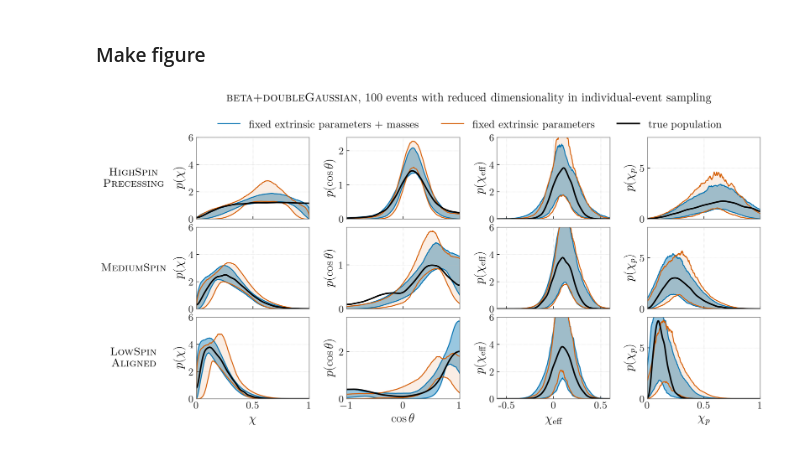
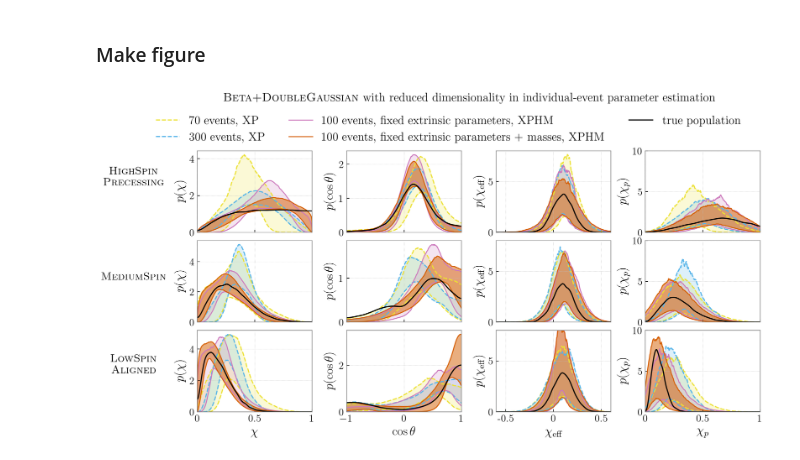
Before and after one commit to simonajmiller/measuring-bbh-component-spin, a Jupyter notebook: Figures/make_figure_11.ipynb, the cells around one changed output. Cells and saved outputs as stored; diff of their text form; code cells hidden in the pictures.

```diff
--- a/Figures/make_figure_11.ipynb
+++ b/Figures/make_figure_11.ipynb
@@ -204,17 +310,53 @@ for ax in axes:
     for a in ax:
         a.set_rasterization_zorder(2)
 
+
+for i,pop_key in enumerate(kde_dict):
+    for nevent in nevents2:
+        nevent_key = nevent+' events'
+
+        ## Plot and fill between 5% and 95% credible bounds
+        c = colors_dict[nevent_key]
+        ls = ls_dict[nevent_key]
+        alph = alpha_dict[nevent_key]
+
+        # spin magnitude
+        p_chi = traces_dict2[pop_key][nevent_key]['p_chi']
+        chi_quants = np.quantile(p_chi, (0.05, 0.95), axis=0)
+        axes[i][0].plot(chi_grid, chi_quants[0], color=c, ls=ls, label=labels_dict_2[nevent_key])
+        axes[i][0].plot(chi_grid, chi_quants[1], color=c, ls=ls)
+        axes[i][0].fill_between(chi_grid, chi_quants[0], y2=chi_quants[1], color=c, alpha=alph)
+
+        # tilt angle
+        p_cost = traces_dict2[pop_key][nevent_key]['p_cost']
+        cost_quants = np.quantile(p_cost, (0.05, 0.95), axis=0)
+        axes[i][1].plot(cost_grid, cost_quants.T, color=c, ls=ls)
+        axes[i][1].fill_between(cost_grid, cost_quants[0], y2=cost_quants[1], color=c, alpha=alph)
+
+        # chi effective
+        p_chieff = traces_dict2[pop_key][nevent_key]['p_chieff']
+        chieff_quants = np.quantile(p_chieff, (0.05, 0.95), axis=0)
+        axes[i][2].plot(chieff_grid, chieff_quants.T, color=c, ls=ls)
+        axes[i][2].fill_between(chieff_grid, chieff_quants[0], y2=chieff_quants[1], color=c, alpha=alph)
+
+        # chi p
+        p_chip = traces_dict2[pop_key][nevent_key]['p_chip']
+        chip_quants = np.quantile(p_chip, (0.05, 0.95), axis=0)
+        axes[i][3].plot(chip_grid, chip_quants.T, color=c, ls=ls)
+        axes[i][3].fill_between(chip_grid, chip_quants[0], y2=chip_quants[1], color=c, alpha=alph)
+
+
 for i,pop_key in enumerate(kde_dict):
     for nevent in nevents:
         nevent_key = nevent+' events'
-        for j,posterior in enumerate(posteriors):
+        for j,posterior in enumerate(['8D', '4D']):
 
             k = nevent_key + ' '+ posterior
             c = colors_dict[k]
 
-            alph = alphs[j]
+            alph = alpha_dict[k]
             lw = 1.25
-            ls = '-'
+            ls = ls_dict[k]
 
             ## Plot 5% and 95% credible bounds
 
@@ -243,24 +385,25 @@ for i,pop_key in enumerate(kde_dict):
             axes[i][3].plot(chip_grid, chip_quants.T, color=c, ls=ls, lw=lw)
             axes[i][3].fill_between(chip_grid, chip_quants[0], y2=chip_quants[1], color=c, alpha=alph)
 
+
     ## Plot injected dists
 
     # spin magnitude
-    axes[i][0].plot(chi_grid, kde_dict[pop_key]['chi'], color='k', lw=2, label='true population')
+    axes[i][0].plot(chi_grid, kde_dict[pop_key]['chi'], color='k', label='true population')
     axes[i][0].set_xlim(0,1)
     axes[i][0].set_ylim(0,)
 
     # tilt angle
-    axes[i][1].plot(cost_grid, kde_dict[pop_key]['cost'], color='k', lw=2)
+    axes[i][1].plot(cost_grid, kde_dict[pop_key]['cost'], color='k')
     axes[i][1].set_xlim(-1,1)
 
     # chi effective
-    axes[i][2].plot(chieff_grid, kde_dict[pop_key]['chieff'], color='k', lw=2)
+    axes[i][2].plot(chieff_grid, kde_dict[pop_key]['chieff'], color='k')
     axes[i][2].set_xlim(-0.6,0.6)
     axes[i][2].set_ylim(0,11)
 
     # chi p
-    axes[i][3].plot(chip_grid, kde_dict[pop_key]['chip'], color='k', lw=2)
+    axes[i][3].plot(chip_grid, kde_dict[pop_key]['chip'], color='k')
     axes[i][3].set_xlim(0,1)
     axes[i][3].set_ylim(0,11)
 
@@ -274,11 +417,10 @@ for i,pop_key in enumerate(kde_dict):
     axes[i][0].text(-0.55, 3, labels_dict[pop_key], fontsize=15,
                     horizontalalignment='center', verticalalignment='center',)
 
-    axes[i][0].set_ylim(0,6)
-
     if i!=2:
         for ax in axes[i]:
             ax.set_xticklabels([])
+
 
 # x-axis labels
 axes[2][0].set_xlabel(r'$\chi$', **label_kws)
@@ -290,37 +432,37 @@ axes[2][3].set_xlabel(r'$\chi_p$', **label_kws)
 for a in axes.T[0]:
     a.set_ylim(0, )
 for a in axes.T[1]:
     a.set_ylim(0, )
 for a in axes.T[2]:
-    a.set_ylim(0,6)
+    a.set_ylim(0,8)
 for a in axes.T[3]:
-    a.set_ylim(0,8)
+    a.set_ylim(0,10)
 
 # Add legend
-axes[0][0].legend(bbox_to_anchor=(0.15, 1.04, 1., .102), loc='lower left',ncol=4, borderaxespad=0., fontsize=15)
+axes[0][0].legend(bbox_to_anchor=(-0.4, 1.04, 1., .102), loc='lower left',ncol=3, borderaxespad=0., fontsize=16)
 for ax in axes:
     for a in ax:
         a.grid(ls=':', color='silver', lw=0.5)
 
-plt.subplots_adjust(hspace=0.1, wspace=0.33)
+plt.subplots_adjust(hspace=0.1, wspace=0.3)
 
-plt.suptitle(r'$\mathrm{\textsc{beta+doubleGaussian}}$, 100 events with reduced dimensionality in individual-event sampling',
-             fontsize=16, y=1.01)
+plt.suptitle(r'$\mathrm{\textsc{Beta+DoubleGaussian}}$ with reduced dimensionality in individual-event parameter estimation',
+             fontsize=16, y=1.05)
 
 for ax in axes:
     for a in ax:
         a.spines['bottom'].set_color('gray')
         a.spines['top'].set_color('gray')
         a.spines['right'].set_color('gray')
         a.spines['left'].set_color('gray')
 
 
 axes[2][0].set_xticklabels([int(0), 0.5, int(1)])
 axes[2][2].set_xticks([-0.5, int(0), 0.5])
 axes[2][2].set_xticklabels([-0.5, int(0), 0.5])
 axes[2][3].set_xticklabels([int(0), 0.5, int(1)])
 
 plt.savefig('figure_11.pdf',bbox_inches='tight')
 plt.show()
 # %% [output]
-[figure, old version]
+[figure, new version]
```
Also changed, not shown: parts of 3 cells of this notebook, 9 other files.
